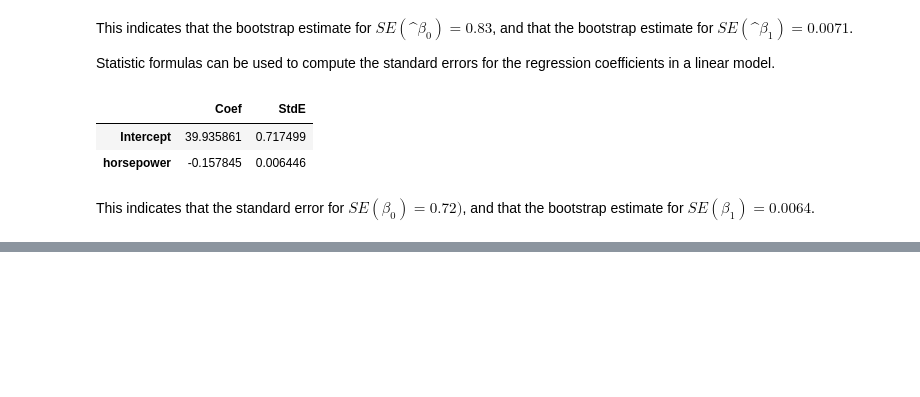
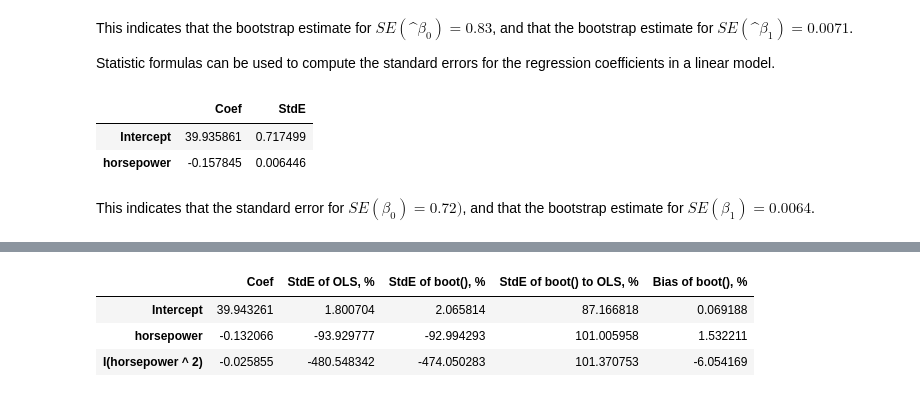
Before and after one commit to shevchenkobn/ml-practice, a Jupyter notebook: a5/a5.ipynb, the cells around one changed output, grey strips where cells are left out. Cells and saved outputs as stored; diff of their text form; code cells hidden in the pictures; blank space fills up the shorter version.

```diff
--- a/a5/a5.ipynb
+++ b/a5/a5.ipynb
@@ -232,0 +256,6 @@ This indicates that the standard error for $SE(\beta_0) = 0.72)$, and that the b
+# %%
+def lr_params(df, indices=None):
+    return ols('mpg~horsepower+I(horsepower^2)', df.iloc[indices] if indices is not None else df).fit().params
+reset_random()
+boot_result = boot(auto_df, lr_params, 1000)
+boot_result
@@ -232,0 +267,5 @@ This indicates that the standard error for $SE(\beta_0) = 0.72)$, and that the b
+# %%
+mod_fit = ols('mpg~horsepower+I(horsepower^2)', auto_df).fit()
+
+lr_result = pd.DataFrame({'Coef': mod_fit.params, 'StdE': mod_fit.bse}, mod_fit.params.index)
+lr_result
@@ -232,0 +285,7 @@ This indicates that the standard error for $SE(\beta_0) = 0.72)$, and that the b
+# %%
+pd.DataFrame({'Coef': lr_result['Coef'], 'StdE of OLS, %': 100 * lr_result['StdE'] / lr_result['Coef'], 'StdE of boot(), %': 100 * boot_result['StdE'] / lr_result['Coef'], 'StdE of boot() to OLS, %': 100 * lr_result['StdE'] / boot_result['StdE'], 'Bias of boot(), %': 100 * boot_result['Bias'] / lr_result['Coef']}, lr_result.index)
+# %% [output]
+|  | Coef | StdE of OLS, % | StdE of boot(), % | StdE of boot() to OLS, % | Bias of boot(), % |
+| Intercept | 39.943261 | 1.800704 | 2.065814 | 87.166818 | 0.069188 |
+| horsepower | -0.132066 | -93.929777 | -92.994293 | 101.005958 | 1.532211 |
+| I(horsepower ^ 2) | -0.025855 | -480.548342 | -474.050283 | 101.370753 | -6.054169 |
```
Also changed, not shown: parts of 14 cells of this notebook, 2 other files.
